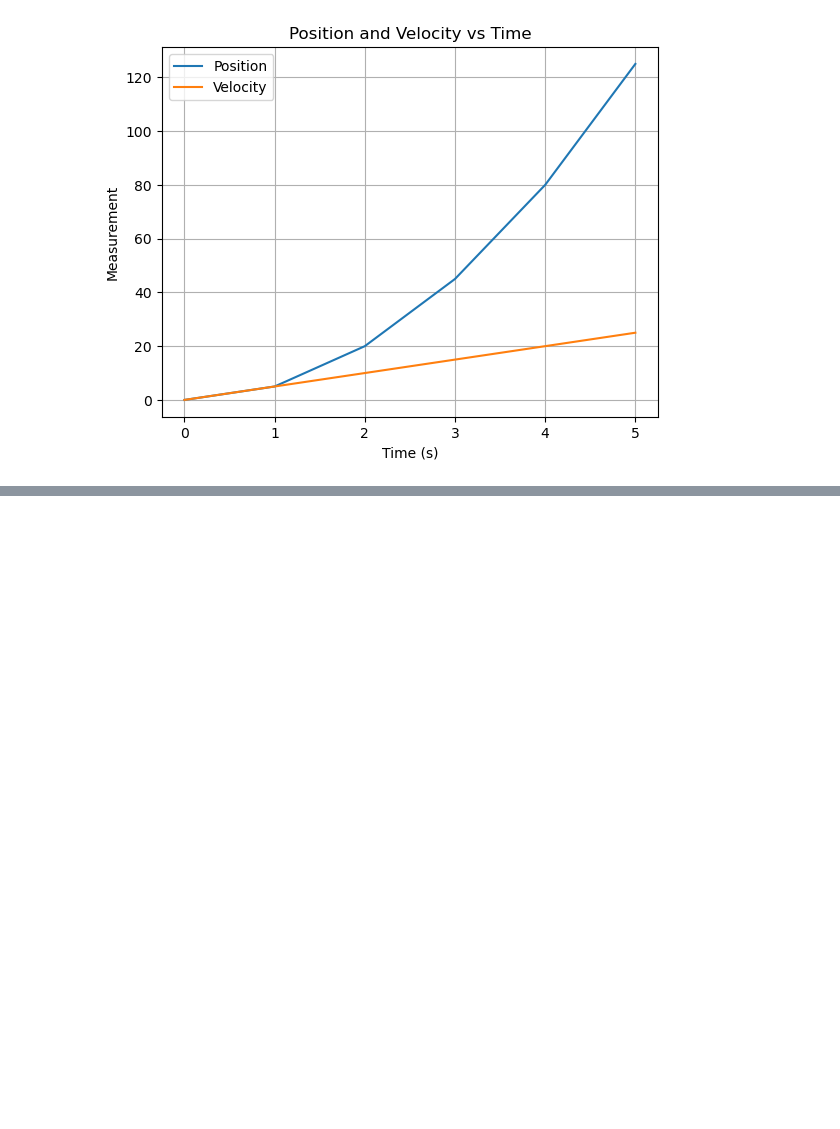
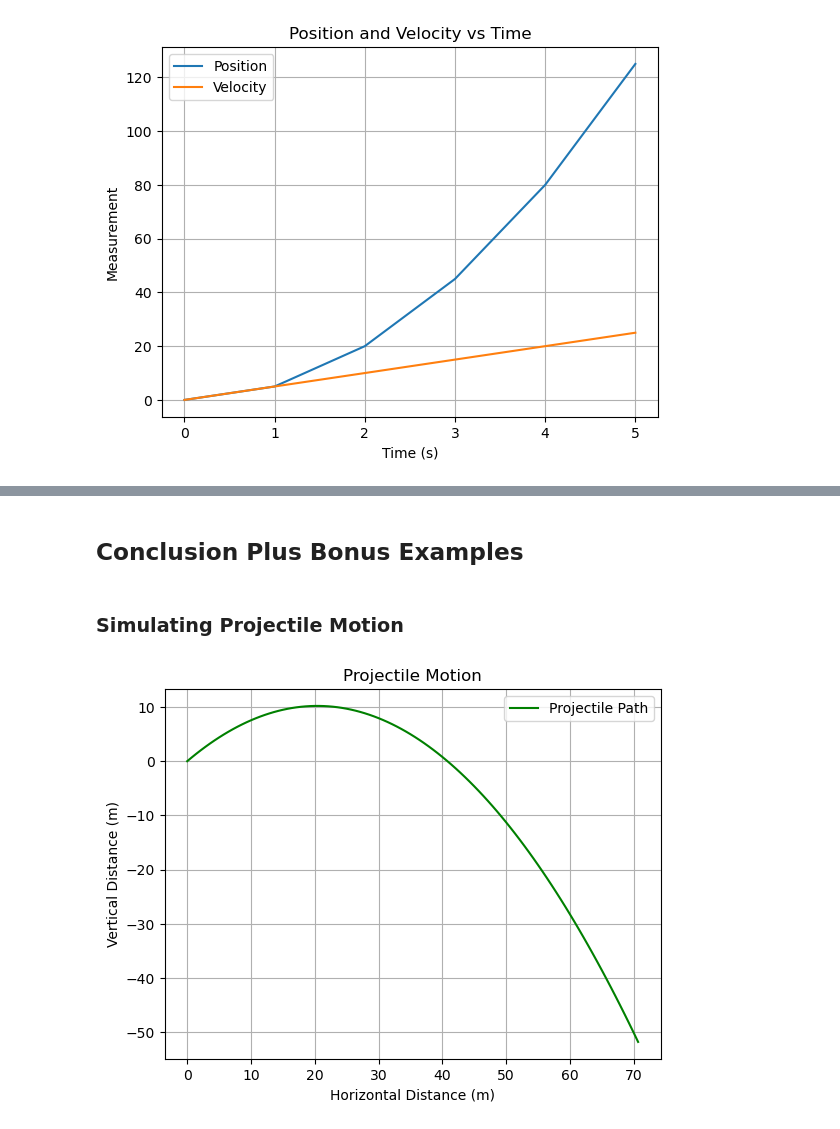
Before and after one commit to Collins-kariuk/Python-for-Physics-Students, a Jupyter notebook: Part 4_Data Visualization/Matplotlib & Plotting for Research.ipynb, the cells around one changed output, grey strips where cells are left out. Drawn from its saved outputs; the diff is of its cells as text; code cells hidden in the pictures; blank space fills up the shorter version.

Commit message:
Finish 'Data Visualization' mega-section

```diff
--- a/Part 4_Data Visualization/Matplotlib & Plotting for Research.ipynb
+++ b/Part 4_Data Visualization/Matplotlib & Plotting for Research.ipynb
@@ -155,0 +186,28 @@ plt.show()
+# %% [markdown]
+## Conclusion Plus Bonus Examples
+# %% [markdown]
+### Simulating Projectile Motion
+# %%
+# Simulate projectile motion
+
+import numpy as np # Import NumPy library (don't worry about this for now, we'll cover NumPy later)
+
+time = np.linspace(0, 5, 100)
+g = 9.8
+v0 = 20
+
+angle = np.radians(45)
+x = v0 * np.cos(angle) * time
+
+y = v0 * np.sin(angle) * time - 0.5 * g * time**2
+
+plt.plot(x, y, label="Projectile Path", color="green")
+plt.title("Projectile Motion")
+plt.xlabel("Horizontal Distance (m)")
+plt.ylabel("Vertical Distance (m)")
+plt.legend()
+plt.grid(True)
+
+plt.show()
+# %% [output]
+[figure, added]
```
Also changed, not shown: parts of 9 cells of this notebook.
